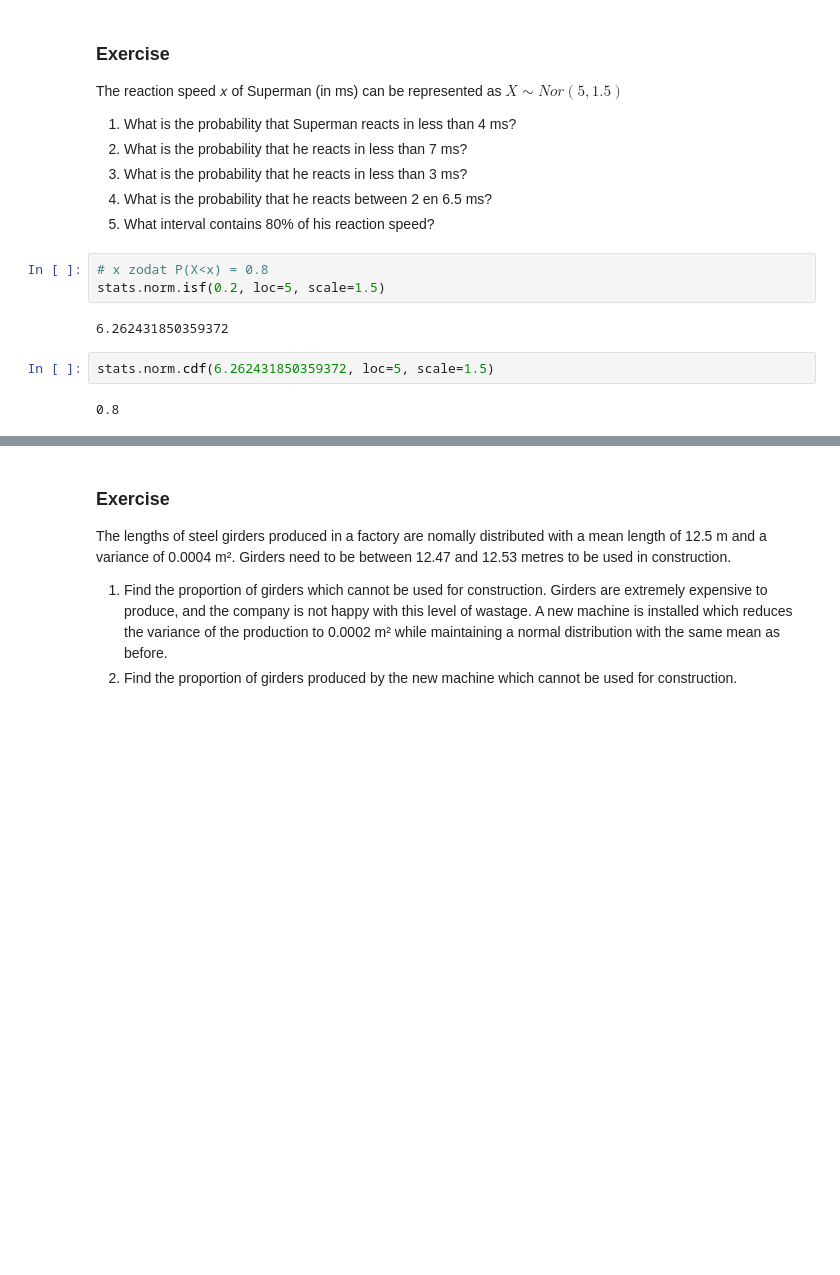
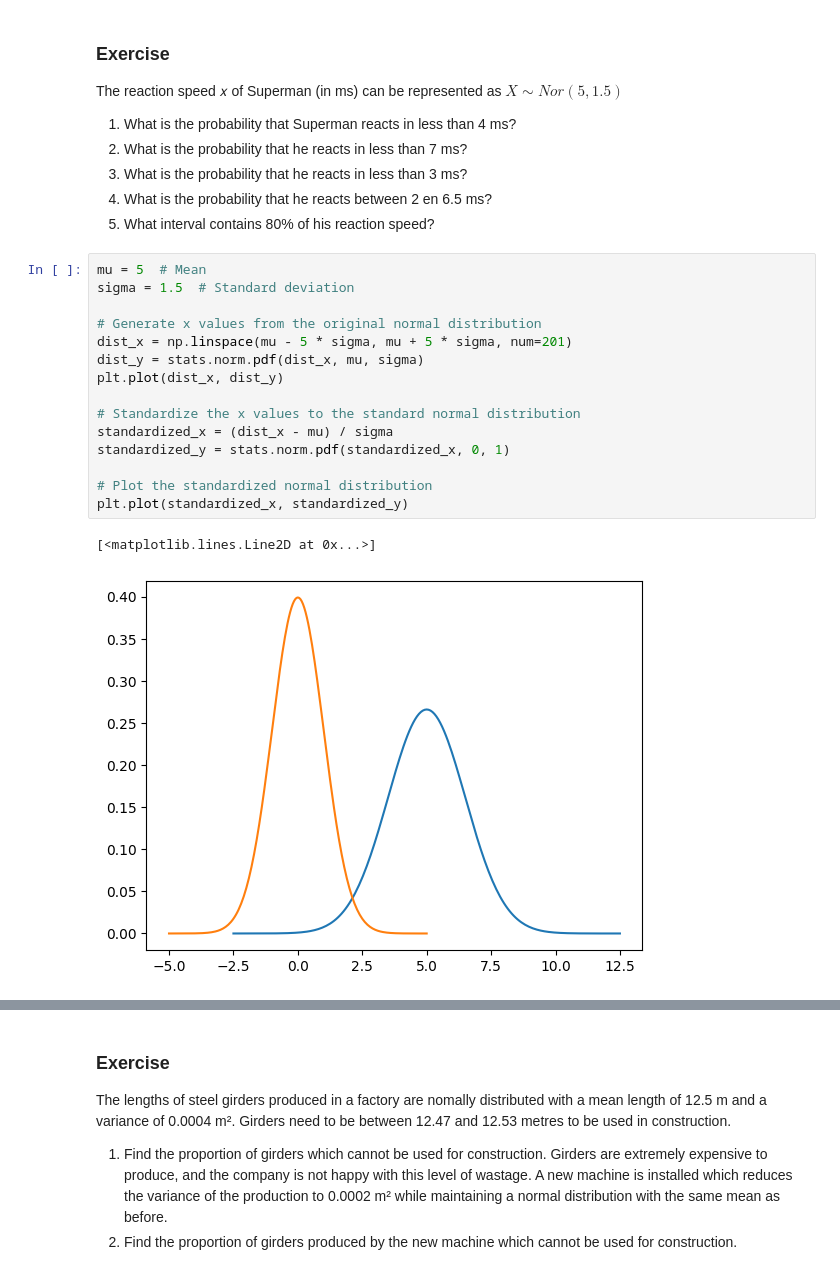
Before and after one commit to nealjoos/dsai-labs, a Jupyter notebook: 3-central-limit-testing/demo-3.01-probability.ipynb, the cells around one changed output, grey strips where cells are left out. Cells and saved outputs as stored; diff of their text form; blank space fills up the shorter version.

```diff
--- a/3-central-limit-testing/demo-3.01-probability.ipynb
+++ b/3-central-limit-testing/demo-3.01-probability.ipynb
@@ -868,12 +935,21 @@ The reaction speed 𝑥 of Superman (in ms) can be represented as $X \sim Nor(5,
 3. What is the probability that he reacts in less than 3 ms?
 4. What is the probability that he reacts between 2 en 6.5 ms?
 5. What interval contains 80% of his reaction speed?
-# %%
-# x zodat P(X<x) = 0.8
-stats.norm.isf(0.2, loc=5, scale=1.5)
-# %% [output]
-6.262431850359372
-# %%
-stats.norm.cdf(6.262431850359372, loc=5, scale=1.5)
-# %% [output]
-0.8
+# %%
+mu = 5  # Mean
+sigma = 1.5  # Standard deviation
+
+# Generate x values from the original normal distribution
+dist_x = np.linspace(mu - 5 * sigma, mu + 5 * sigma, num=201)
+dist_y = stats.norm.pdf(dist_x, mu, sigma)
+plt.plot(dist_x, dist_y)
+
+# Standardize the x values to the standard normal distribution
+standardized_x = (dist_x - mu) / sigma
+standardized_y = stats.norm.pdf(standardized_x, 0, 1)
+
+# Plot the standardized normal distribution
+plt.plot(standardized_x, standardized_y)
+# %% [output]
+[<matplotlib.lines.Line2D at 0x...>]
+[figure, added]
```
Also changed, not shown: parts of 21 cells of this notebook, 6 other files.
